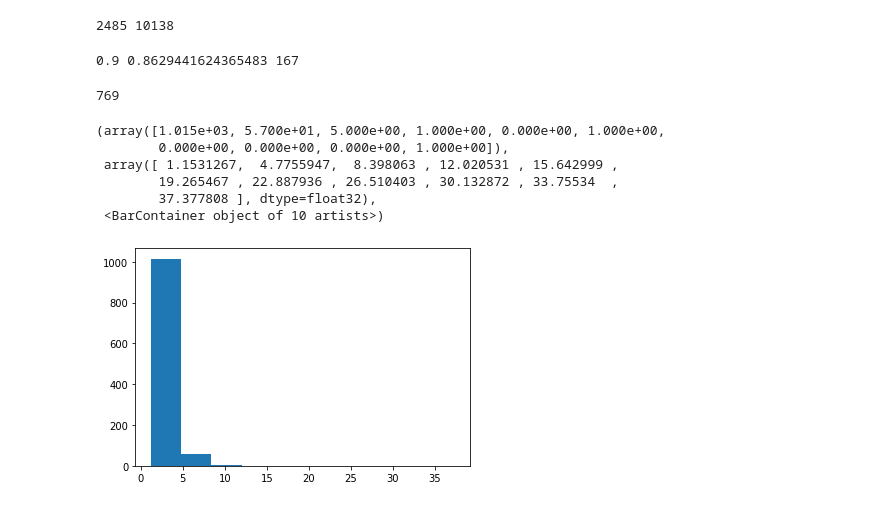
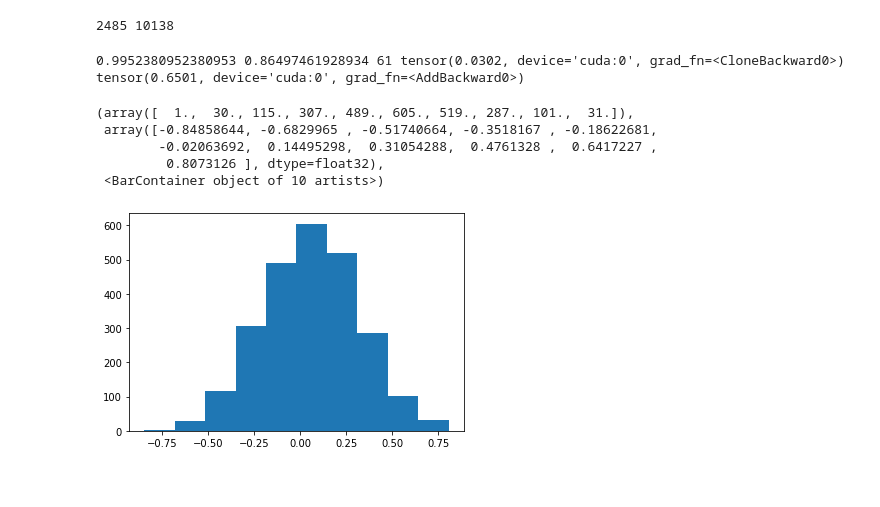
Before and after one commit to dt024/graph-neural-pde, a Jupyter notebook: notebooks/visualize.ipynb, the cells around one changed output. Saved outputs shown, nothing was run; the diff lists cells and outputs as text; code cells hidden in the pictures.

```diff
--- a/notebooks/visualize.ipynb
+++ b/notebooks/visualize.ipynb
@@ -21,12 +21,13 @@ from grand_discritized import GrandExtendDiscritizedNet
 from run_grand_ex import get_optimizer, train, test
 # %%
 device = torch.device('cuda' if torch.cuda.is_available() else 'cpu')
-opt = {'depth': 256, 'trunc_alpha': 0, 'discritize_type':'norm', 'step_size':0.1, 'one_block':True}
+opt = {'depth': 512, 'trunc_alpha': 0, 'discritize_type':'norm', 'step_size':0.01, 'one_block':True}
 best_opt = best_params_dict['Cora']
 opt = {**opt, **best_opt}
-opt['epoch'] = 200
-opt['hidden_dim'] = 80
+# opt['epoch'] = 100
+# opt['hidden_dim'] = 30
 opt['batch_norm'] = False
+# opt['attention_dim'] = 128
 # %%
 # dataset = dt.get_dataset('Cora', '../data', use_lcc=True)
 dataset = dt.get_dataset(opt, '../data', opt['not_lcc'])
@@ -46,19 +47,25 @@ best_val_acc = test_acc = best_epoch = 0
 for epoch in tqdm.tqdm(range(1, opt['epoch'])):
     start_time = time.time()
 
-    loss = train(model, optimizer, dat)
-    [train_acc, val_acc, tmp_test_acc], outs = test(model, dat)
-
+    loss, train_label_r, train_all_r = train(model, optimizer, dat)
+    # print("STARTING RUN TEST")
+    [train_acc, val_acc, tmp_test_acc], outs, label_r, all_label_r = test(model, dat, debug=True)
+    # if train_acc==1:
+    #     print(f"Reaching 0-error point at epoch {epoch}")
     if val_acc > best_val_acc:
+        best_train_acc = train_acc
         best_val_acc = val_acc
         test_acc = tmp_test_acc
         best_epoch = epoch
         best_outs = outs
+        best_label_r = train_label_r
+        best_all_label_r = train_all_r
+    # print(f'Loss: {loss}, Local R: {label_r}, Label Representive R: {all_label_r}')
     # log = 'Epoch: {:03d}, Runtime {:03f}, Loss {:03f}, forward nfe {:d}, backward nfe {:d}, Train: {:.4f}, Val: {:.4f}, Test: {:.4f}'
     # print(
     #   log.format(epoch, time.time() - start_time, loss, model.fm.sum, model.bm.sum, train_acc, best_val_acc, test_acc))
     # print('best val accuracy {:03f} with test accuracy {:03f} at epoch {:d}'.format(best_val_acc, test_acc, best_epoch))
 # %%
-print(train_acc, test_acc, best_epoch)
+print(best_train_acc, test_acc, best_epoch, best_label_r, best_all_label_r)
 # %% [output]
-0.9 0.8629441624365483 167
+0.9952380952380953 0.86497461928934 61 tensor(0.0302, device='cuda:0', grad_fn=<CloneBackward0>) tensor(0.6501, device='cuda:0', grad_fn=<AddBackward0>)
@@ -65,17 +74,14 @@ print(train_acc, test_acc, best_epoch)
 # %%
-len(best_outs[1])
+plt.hist(np.array(best_outs[2][2][:,15].cpu()))
 # %% [output]
-769
+(array([  1.,  30., 115., 307., 489., 605., 519., 287., 101.,  31.]),
+ array([-0.84858644, -0.6829965 , -0.51740664, -0.3518167 , -0.18622681,
+        -0.02063692,  0.14495298,  0.31054288,  0.4761328 ,  0.6417227 ,
+         0.8073126 ], dtype=float32),
+ <BarContainer object of 10 artists>)
+[figure, added]
 # %%
 check = np.array([torch.norm(out, dim=-1).cpu().numpy() for out in best_outs[1]])
 plt.hist(check[10,dat.cpu().val_mask])
-# %% [output]
-(array([1.015e+03, 5.700e+01, 5.000e+00, 1.000e+00, 0.000e+00, 1.000e+00,
-        0.000e+00, 0.000e+00, 0.000e+00, 1.000e+00]),
- array([ 1.1531267,  4.7755947,  8.398063 , 12.020531 , 15.642999 ,
-        19.265467 , 22.887936 , 26.510403 , 30.132872 , 33.75534  ,
-        37.377808 ], dtype=float32),
- <BarContainer object of 10 artists>)
-[figure, removed]
 # %%
 best_outs[1][opt['depth']].corrcoef()
```
Also changed, not shown: parts of 28 cells of this notebook, 4 other files.
